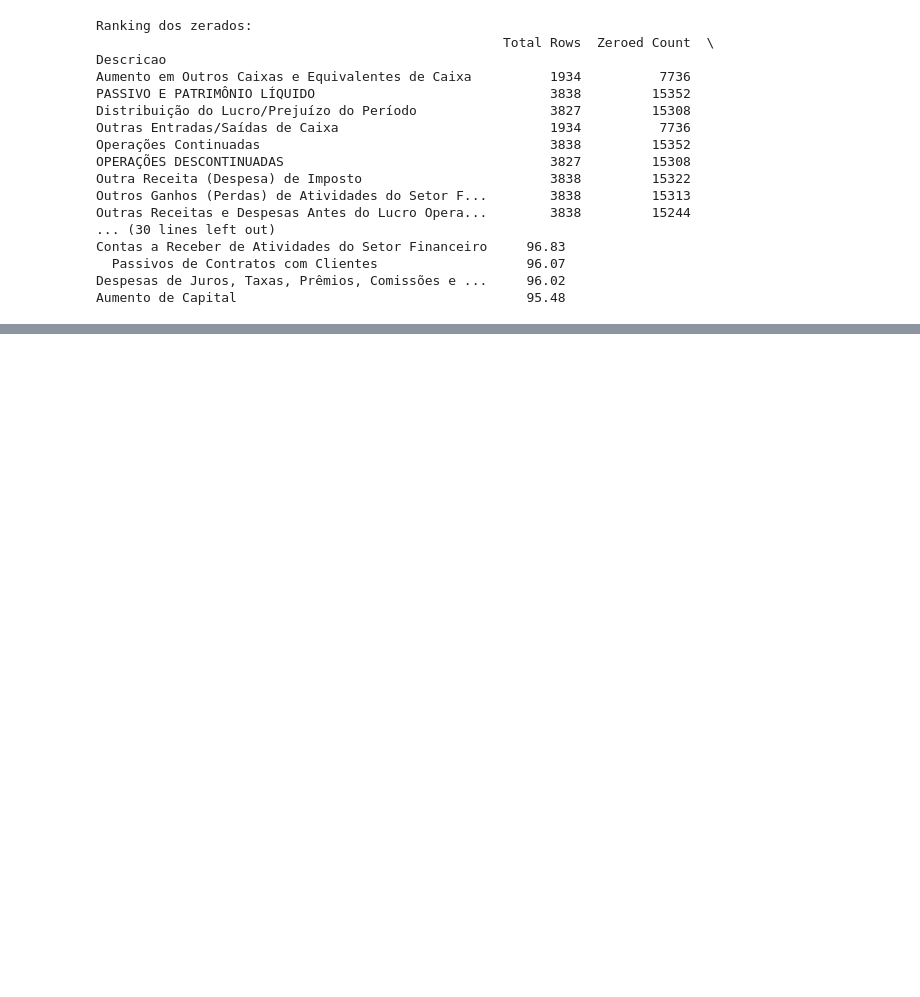
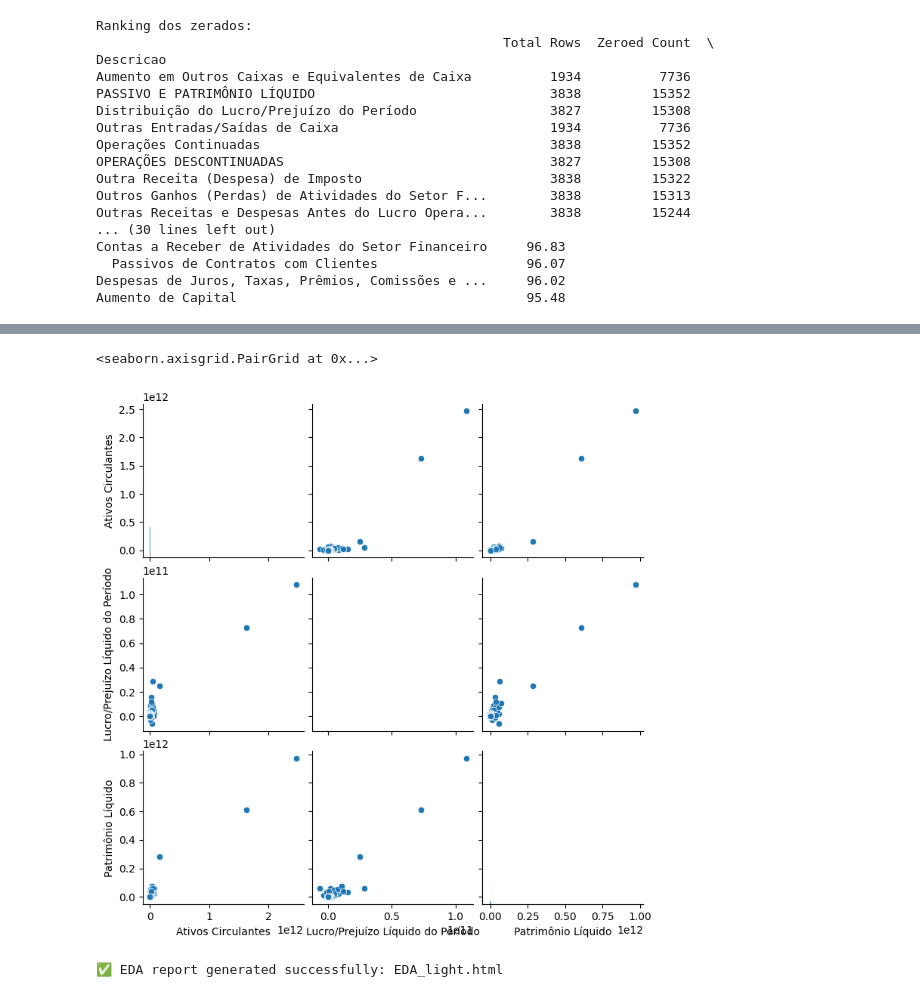
Before and after one commit to lgregs/TCC-CD-USP, a Jupyter notebook: data_cleaning.ipynb, the cells around one changed output, grey strips where cells are left out. Cells and saved outputs as stored; diff of their text form; code cells hidden in the pictures; blank space fills up the shorter version.

```diff
--- a/data_cleaning.ipynb
+++ b/data_cleaning.ipynb
@@ -655,0 +752,26 @@ These are the top 20 most relevant indicators for credit scoring in Turkey, base
+# %%
+sns.pairplot(df_wide[['Ativos Circulantes','Lucro/Prejuízo Líquido do Período','Patrimônio Líquido']].sample(500))
+# %% [output]
+<seaborn.axisgrid.PairGrid at 0x...>
+[figure, added]
+# %%
+from ydata_profiling import ProfileReport
+
+# 🪄 Step 1: Ensure no sampling exceeds population
+# If you have < 10k rows, just use the full dataset
+df_small = df_wide.copy()
+
+# 🧠 Step 2: Generate a minimal lightweight report
+profile = ProfileReport(
+    df_small,
+    title="Credit Default EDA (Minimal)",
+    explorative=False,   # less visual complexity, faster
+    minimal=True,        # disables heavy computations
+    progress_bar=False
+)
+
+# 💾 Step 3: Export report to HTML
+profile.to_file("EDA_light.html")
+print("✅ EDA report generated successfully: EDA_light.html")
+# %% [output]
+✅ EDA report generated successfully: EDA_light.html
```
Also changed, not shown: parts of 39 cells of this notebook.
